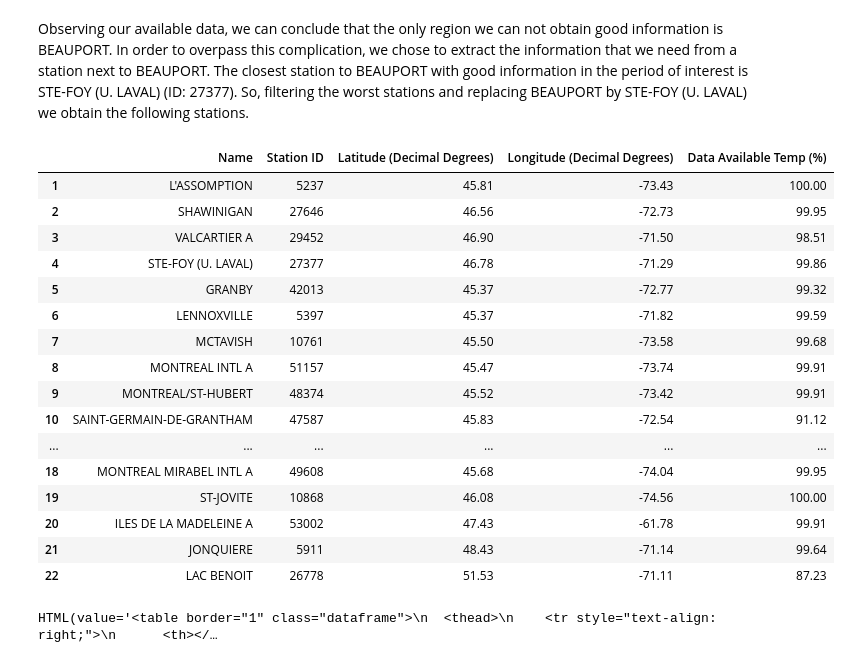
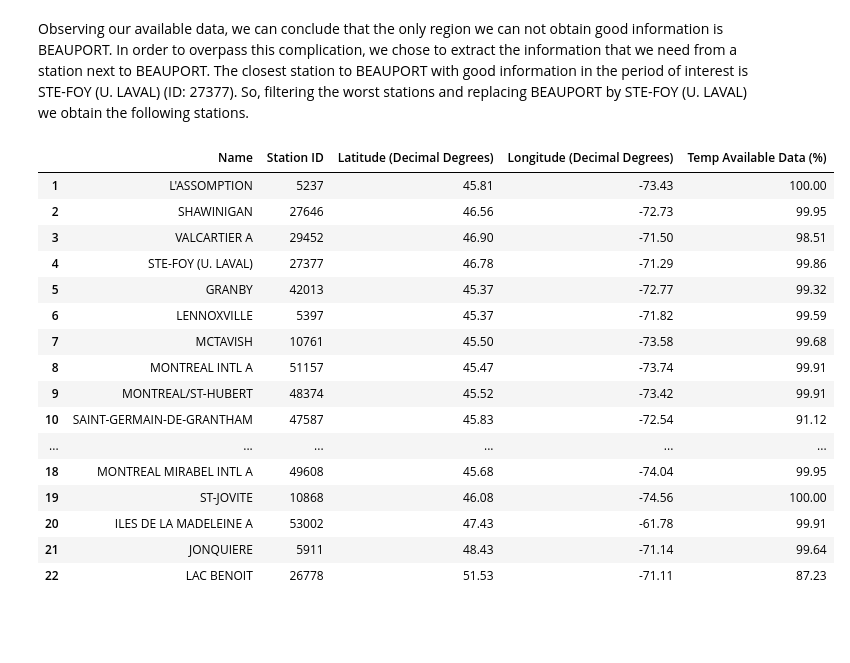
Before and after one commit to guilhAbreu/Environment-Canada-Weather-Info-Processing, a Jupyter notebook: EnvCanWeaInfo.ipynb, the cells around one changed output. Cells and saved outputs as stored; diff of their text form; code cells hidden in the pictures; blank space fills up the shorter version.

```diff
--- a/EnvCanWeaInfo.ipynb
+++ b/EnvCanWeaInfo.ipynb
@@ -100,7 +100,7 @@ def countData(dataFrame, dictionary, column, dataQuantity, measName=''):
         data = dataSet[station]
         pct.append(round(100*data[column].count()/dataQuantity,2))
 
-    newdf["Data Available "+measName+' (%)'] = pct
+    newdf[measName+" Available Data"+' (%)'] = pct
     return newdf
 # %%
 def fltrbyDQ(dictionary, column, dataQuantity, threshold = 0.6):
@@ -521,13 +521,13 @@ for file in stationFiles:
 # %%
 hw_stations = countData(hw_stations, dataSet, 'Temp (°C)', (delta.days + 1)*24, 'Temp')
 hw_stations = hw_stations[['Name', 'Station ID', 'Latitude (Decimal Degrees)',
-                           'Longitude (Decimal Degrees)', 'Data Available Temp (%)']]
+                           'Longitude (Decimal Degrees)', 'Temp Available Data (%)']]
 hw_stations.index = range(1,hw_stations.shape[0]+1)
-hr_stations = hw_stations[hw_stations['Data Available Temp (%)'] >= 80]
+hr_stations = hw_stations[hw_stations['Temp Available Data (%)'] >= 80]
 hr_stations.index = range(1,hr_stations.shape[0]+1)
 hr_stations
 # %% [output]
-|  | Name | Station ID | Latitude (Decimal Degrees) | Longitude (Decimal Degrees) | Data Available Temp (%) |
+|  | Name | Station ID | Latitude (Decimal Degrees) | Longitude (Decimal Degrees) | Temp Available Data (%) |
 | 1 | L'ASSOMPTION | 5237 | 45.81 | -73.43 | 100.00 |
 | 2 | SHAWINIGAN | 27646 | 46.56 | -72.73 | 99.95 |
 | 3 | VALCARTIER A | 29452 | 46.90 | -71.50 | 98.51 |
@@ -620,8 +620,3 @@ for station in dataSet:
     data = getJulianDay(data, 'Date/Time', 'Year', 'Month', 'Day')
     newdf = getMaxMin(data, 'Temp (°C)', 'days')
     hrDataSet[station] = newdf
-# %%
-data = hrDataSet['45309']
-display(HTML(data.to_html()))
-# %% [output]
-HTML(value='<table border="1" class="dataframe">\n  <thead>\n    <tr style="text-align: right;">\n      <th></…
```
Also changed, not shown: parts of 7 cells of this notebook.
